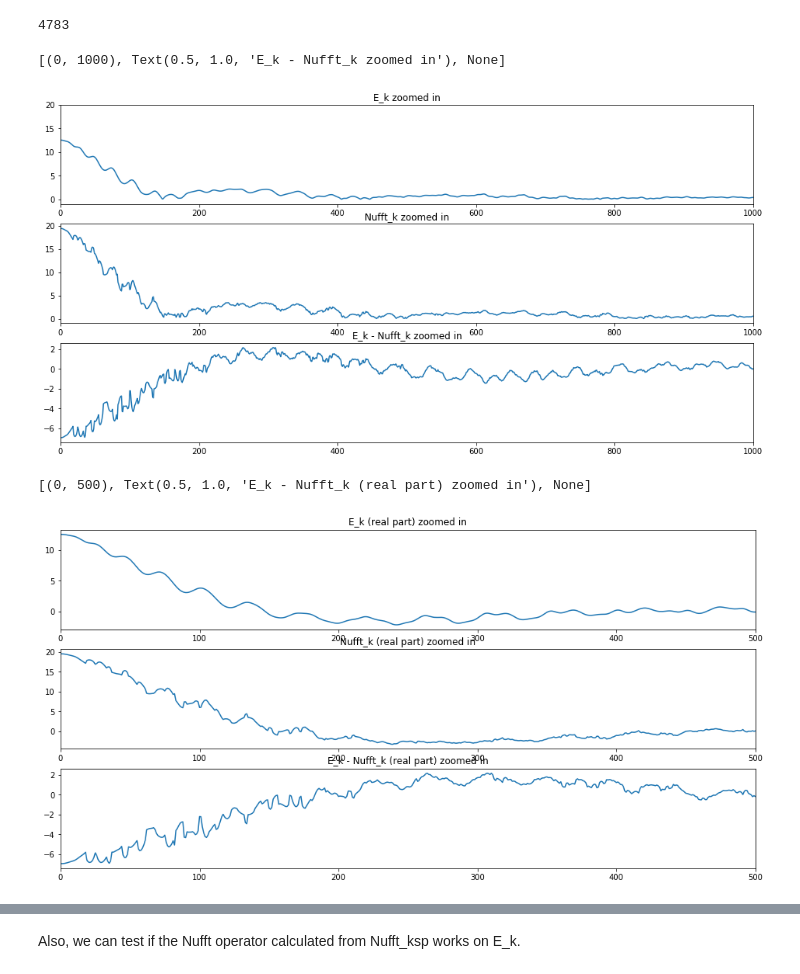
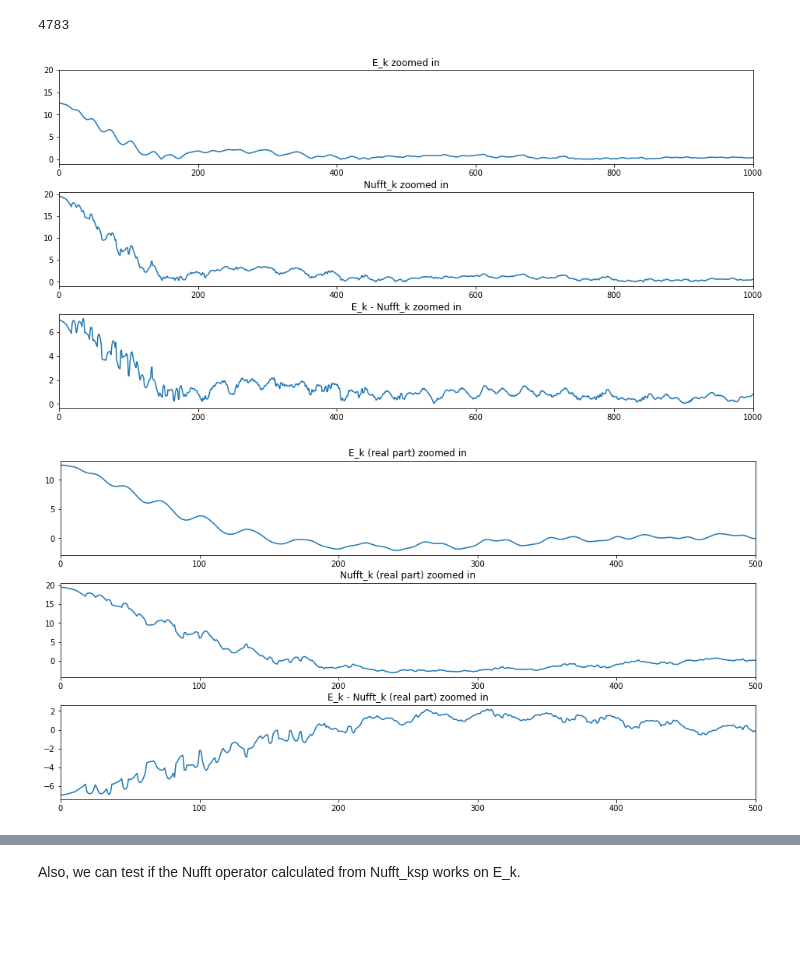
Before and after one commit to yf0726/TFNUFFT, a Jupyter notebook: test.ipynb, the cells around one changed output, grey strips where cells are left out. Cells and saved outputs as stored; diff of their text form; code cells hidden in the pictures; blank space fills up the shorter version.

```diff
--- a/test.ipynb
+++ b/test.ipynb
@@ -163,23 +163,24 @@ print(len(E_k))
 # %% [output]
 4783
 # %%
-dif = (E_k - Nufft_k)
+dif = abs(E_k - Nufft_k)
 
 fig,ax = plt.subplots(3,1,figsize=(16,8))
 ax[0].plot(abs(E_k))
 ax[0].set(xlim=(0,1000),ylim = (-1,20),autoscale_on=True,
            title='E_k zoomed in')
 
 ax[1].plot(abs(Nufft_k))
 ax[1].set(xlim=(0,1000), autoscale_on=True,
            title='Nufft_k zoomed in')
 
 ax[2].plot(dif)
 ax[2].set(xlim=(0,1000),autoscale_on=True,
            title='E_k - Nufft_k zoomed in')
+# fig.tight_layout()
+plt.subplots_adjust(wspace =0, hspace =0.3)
 # %% [output]
-[(0, 1000), Text(0.5, 1.0, 'E_k - Nufft_k zoomed in'), None]
-[figure, old version]
+[figure, new version]
 # %%
 E_angle = tf.math.real(E_k)
 Nufft_angle = tf.math.real(Nufft_k)
@@ -197,9 +198,10 @@ ax[1].set(xlim=(0,500),autoscale_on=True,
 ax[2].plot(dif)
 ax[2].set(xlim=(0,500),autoscale_on=True,
            title='E_k - Nufft_k (real part) zoomed in')
+# fig.tight_layout()
+plt.subplots_adjust(wspace =0, hspace =0.3)
 # %% [output]
-[(0, 500), Text(0.5, 1.0, 'E_k - Nufft_k (real part) zoomed in'), None]
-[figure, old version]
+[figure, new version]
 # %%
 E_angle = tf.math.imag(E_k)
 Nufft_angle = tf.math.imag(Nufft_k)
```
Also changed, not shown: parts of 10 cells of this notebook.
